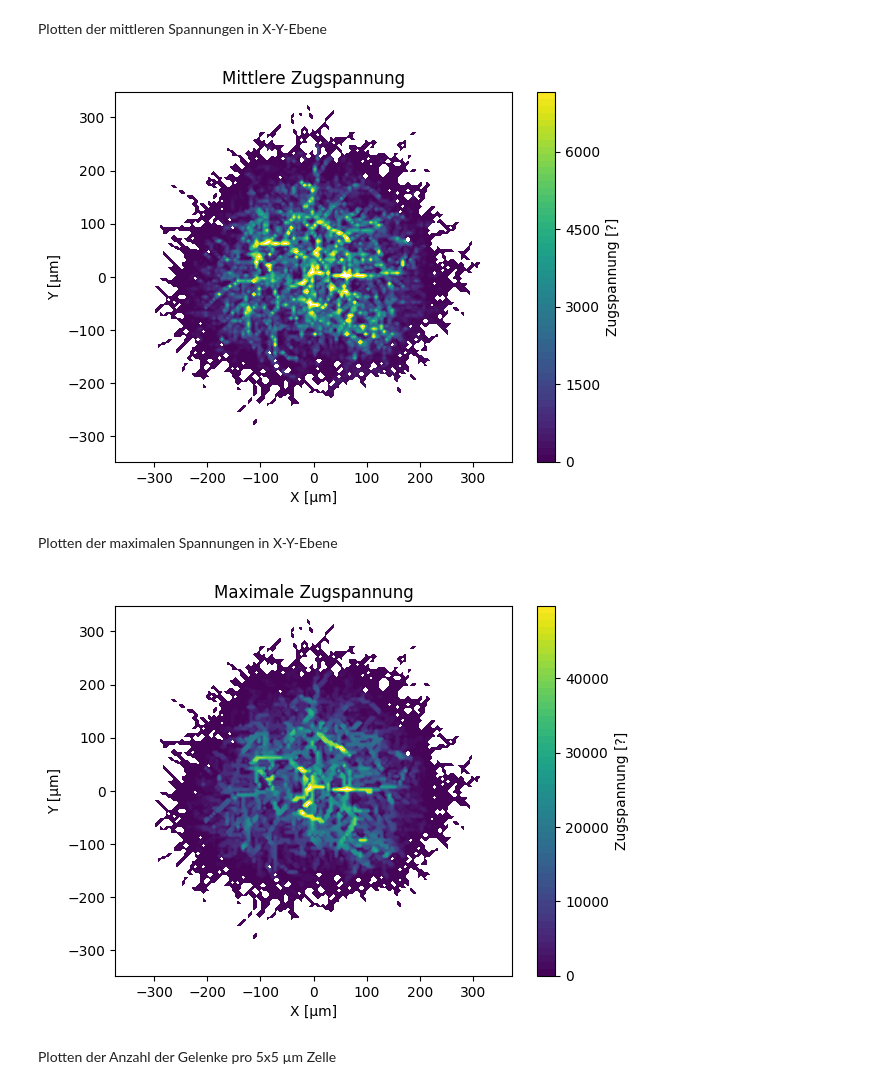
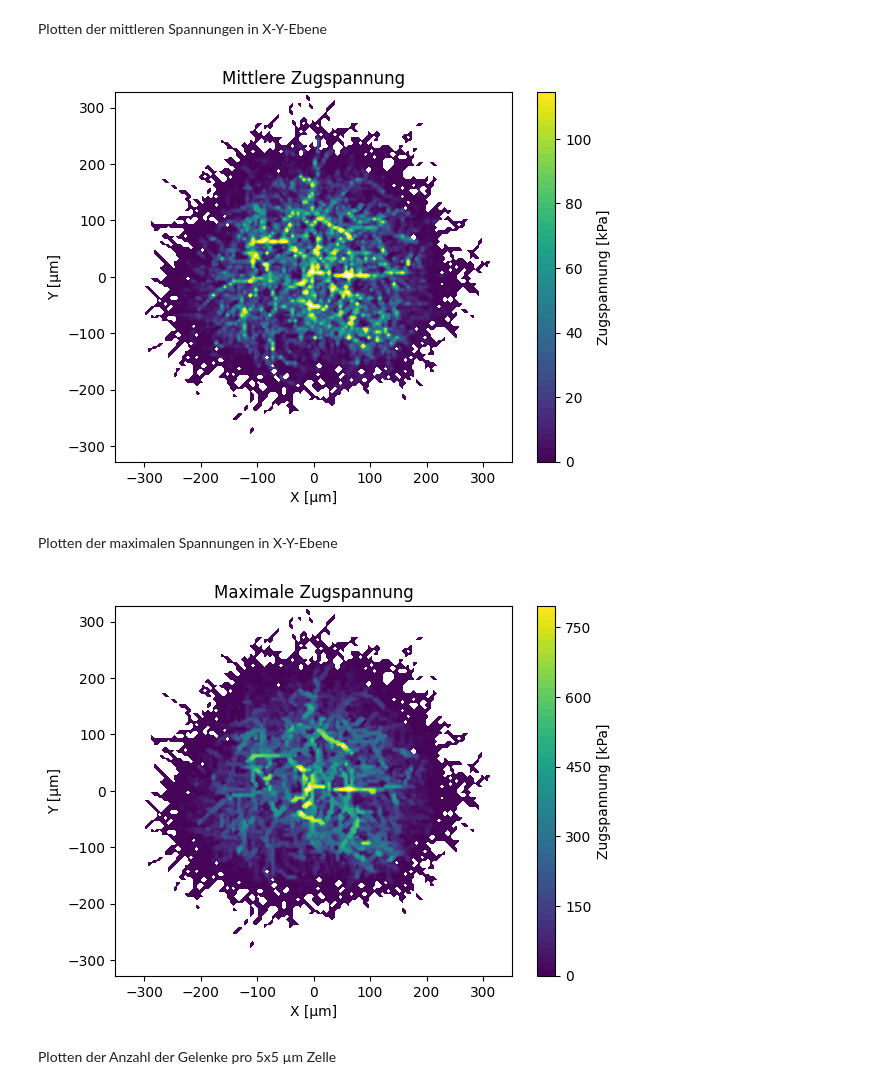
Before and after one commit to borkolli/pellet_spannung, a Jupyter notebook: spannungen_pellet.ipynb, the cells around one changed output. Cells and saved outputs as stored; diff of their text form; code cells hidden in the pictures.

```diff
--- a/spannungen_pellet.ipynb
+++ b/spannungen_pellet.ipynb
@@ -1,3 +3,13 @@
+# %%
+# Filepath of dataset
+filename = 'datasets/1run_225_end_compression_particle-data_joints.csv'
+
+# Diameter and height of hypha element
+d_hypha = 6.3    # [µm]
+h_hypha = 1.575   # [µm]
+
+# Cell wall thickness
+d_wall = 0.1      # [µm]
 # %% [markdown]
 # Einlesen und vorbereiten der Daten
 Einlesen der CSV in Dataframe und Ausgabe einiger Zeilen
@@ -46,12 +68,13 @@ df.sample(5)
 # %% [markdown]
 Löschen der uninteressanten Spalten
 # %%
-columns_to_drop = ['id_from', 'id_to', 'stress_mises', 'stress_shear']
+# columns_to_drop = ['id_from', 'id_to', 'stress_mises', 'stress_shear']
+columns_to_drop = ['stress_mises', 'stress_shear']
 df.drop(columns=columns_to_drop, inplace=True)
 
-new_order = ['pos_x', 'pos_y', 'pos_z', 'stress_tensile']
+new_order = ['id_from', 'id_to', 'pos_x', 'pos_y', 'pos_z', 'stress_tensile']
 
 # apply new order
-df = df[new_order].copy()
+df = df[new_order]
 df.sample(5)
 # %% [output]
@@ -215,0 +331,15 @@ plt.show()
+# %%
+bins_min = -0.5
+bins_max = 1
+bins_step = 0.02
+
+bins = np.arange(bins_min, bins_max + bins_step, bins_step)
+
+# Create a new column 'P2_bin' with bin labels
+df['P2_bin'] = pd.cut(df['P2'], bins=bins, right=False)
+
+# Calculate mean stress_tensile for each P2_bin
+mean_stress_by_bin = df.groupby('P2_bin', observed=True)['stress_tensile_wall'].mean().reset_index()
+mean_stress_by_bin.rename(columns={'stress_tensile_wall' : 'stress_tensile_mean'}, inplace=True)
+mean_stress_by_bin['midpoint'] = mean_stress_by_bin['P2_bin'].apply(lambda interval: (interval.left + interval.right) / 2)
+mean_stress_by_bin
@@ -245,11 +405,14 @@ plt.show()
 # %% [markdown]
 Berechnen der maximalen und mittleren Spannung abhängig von der X-Y-Position (gemittelt auf Raster mit 5µm-Schritten)
 # %%
-import numpy as np
 from matplotlib.ticker import MaxNLocator
-grid_min = -350
-grid_max = 350
+
 grid_spacing = 5
+
+# round grid_max to next int divisible by grid_spacing
+grid_max = math.ceil(xy_max / grid_spacing) * grid_spacing
+grid_min = - grid_max
+
 grid_number = (grid_max - grid_min) / grid_spacing
 
 x_y_axis = np.linspace(grid_min, grid_max - grid_spacing, int(grid_number))
@@ -265,7 +428,7 @@ for i in range(len(x_y_axis) -1):
         y_val = y[i, j]
         # stess cell = all stresses that are between x_j and x_j+1 and between y_i and y_i+1
         stress_cell = df.loc[((df['pos_x'] >= x[i, j]) & (df['pos_x'] < x[i, j+1]))
-                        & ((df['pos_y'] >= y[i, j]) & (df['pos_y'] < y[i+1, j])), 'stress_tensile']
+                        & ((df['pos_y'] >= y[i, j]) & (df['pos_y'] < y[i+1, j])), 'stress_tensile_wall']
         # calulating mean and max stress for each cell of grid
         stress_mean[i, j] = stress_cell.mean()
         stress_max[i,j] = stress_cell.max()
@@ -286,24 +449,24 @@ plt.xlabel('X [µm]')
 plt.ylabel('Y [µm]')
 contour = ax.contourf(x, y, stress_mean, levels=levels, cmap='viridis')
 cbar = fig.colorbar(contour, ticks=MaxNLocator(nbins=6))
-cbar.set_label('Zugspannung [?]')
+cbar.set_label('Zugspannung [kPa]')
 # %% [output]
-[figure, old version]
+[figure, new version]
 # %% [markdown]
 Plotten der maximalen Spannungen in X-Y-Ebene
 # %%
 cbar_max_stress = np.nanmax(stress_max)*0.7
 levels = np.linspace(0, cbar_max_stress, 55)
 fig, ax = plt.subplots()
 plt.title('Maximale Zugspannung')
 plt.axis('equal')
 plt.xlabel('X [µm]')
 plt.ylabel('Y [µm]')
 contour = ax.contourf(x, y, stress_max, levels=levels, cmap='viridis')
 cbar = fig.colorbar(contour, ticks=MaxNLocator(nbins=6))
-cbar.set_label('Zugspannung [?]')
+cbar.set_label('Zugspannung [kPa]')
 # %% [output]
-[figure, old version]
+[figure, new version]
 # %% [markdown]
 Plotten der Anzahl der Gelenke pro 5x5 µm Zelle
 # %%
```
Also changed, not shown: parts of 40 cells of this notebook, 1 other file.
